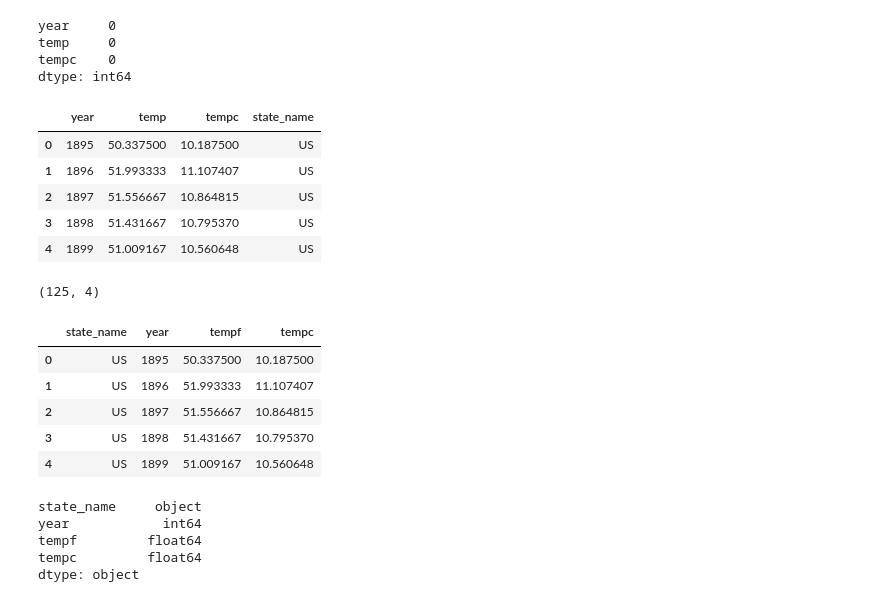
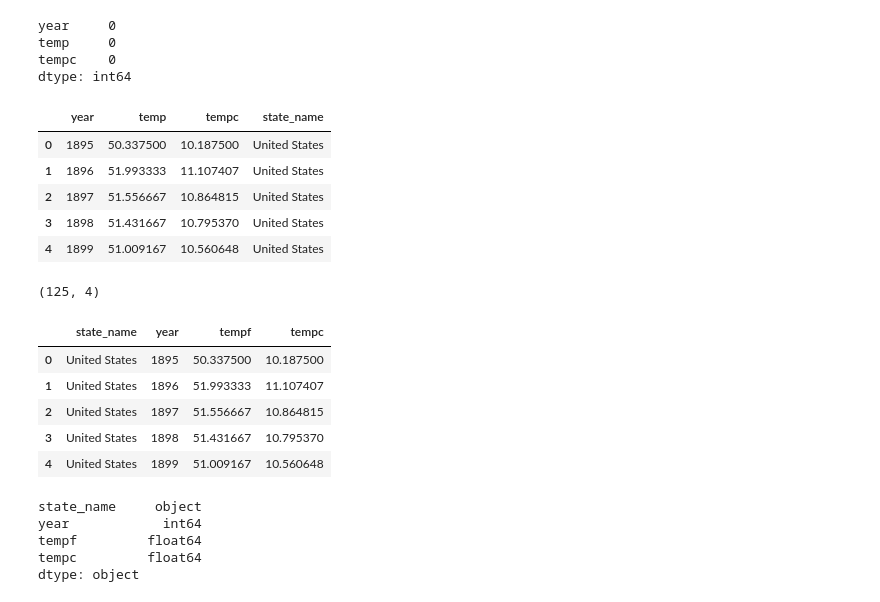
Before and after one commit to irenedepacina/final_project, a Jupyter notebook: Data_Processing/ETL_process_data.ipynb, the cells around one changed output. Cells and saved outputs as stored; diff of their text form; code cells hidden in the pictures.

```diff
--- a/Data_Processing/ETL_process_data.ipynb
+++ b/Data_Processing/ETL_process_data.ipynb
@@ -149,15 +149,15 @@ tempc    0
 dtype: int64
 # %%
 # Add 'US' under state_name column and then add that column to df2
-df2['state_name'] = 'US'
+df2['state_name'] = 'United States'
 df2.head()
 # %% [output]
 |  | year | temp | tempc | state_name |
-| 0 | 1895 | 50.337500 | 10.187500 | US |
-| 1 | 1896 | 51.993333 | 11.107407 | US |
-| 2 | 1897 | 51.556667 | 10.864815 | US |
-| 3 | 1898 | 51.431667 | 10.795370 | US |
-| 4 | 1899 | 51.009167 | 10.560648 | US |
+| 0 | 1895 | 50.337500 | 10.187500 | United States |
+| 1 | 1896 | 51.993333 | 11.107407 | United States |
+| 2 | 1897 | 51.556667 | 10.864815 | United States |
+| 3 | 1898 | 51.431667 | 10.795370 | United States |
+| 4 | 1899 | 51.009167 | 10.560648 | United States |
 # %%
 # Rename Columns
 df2.columns = ['year', 'tempf', 'tempc', 'state_name']
@@ -170,11 +170,11 @@ df2.head()
 # %% [output]
 (125, 4)
 |  | state_name | year | tempf | tempc |
-| 0 | US | 1895 | 50.337500 | 10.187500 |
-| 1 | US | 1896 | 51.993333 | 11.107407 |
-| 2 | US | 1897 | 51.556667 | 10.864815 |
-| 3 | US | 1898 | 51.431667 | 10.795370 |
-| 4 | US | 1899 | 51.009167 | 10.560648 |
+| 0 | United States | 1895 | 50.337500 | 10.187500 |
+| 1 | United States | 1896 | 51.993333 | 11.107407 |
+| 2 | United States | 1897 | 51.556667 | 10.864815 |
+| 3 | United States | 1898 | 51.431667 | 10.795370 |
+| 4 | United States | 1899 | 51.009167 | 10.560648 |
 # %%
 # Check final data types
 df2.dtypes
```
Also changed, not shown: 8 other files.
